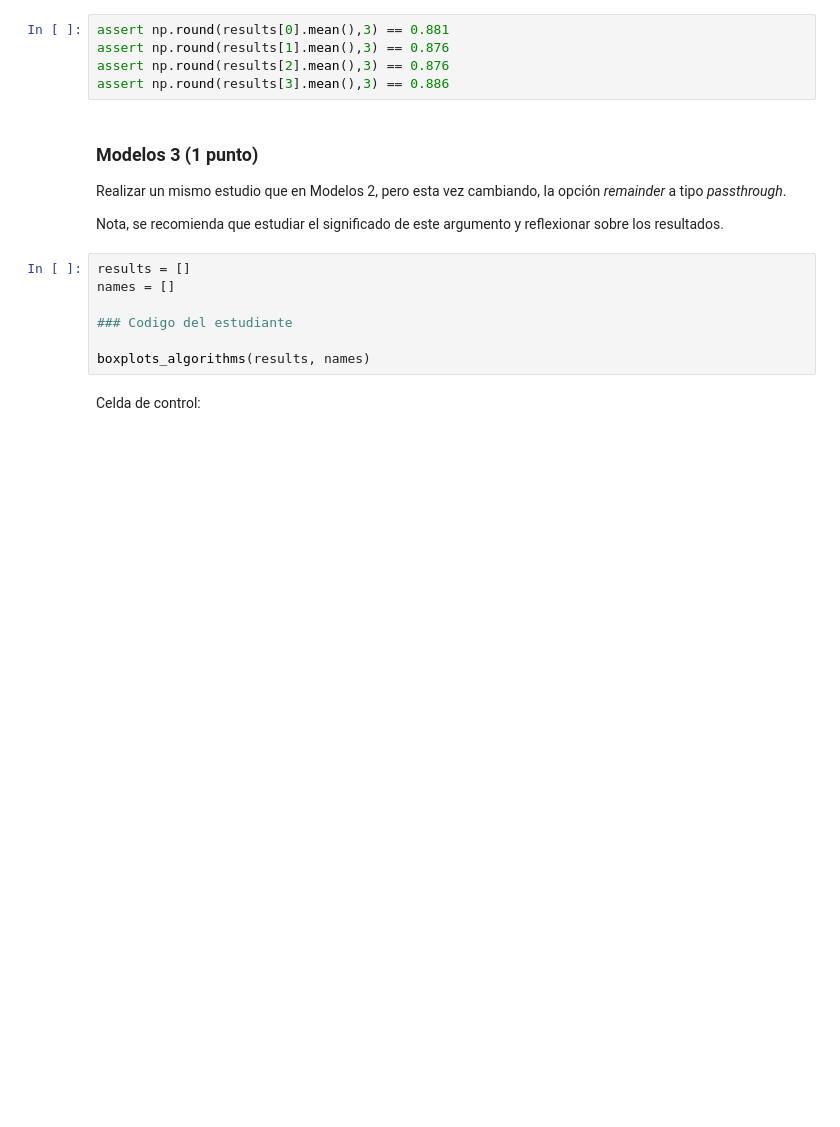
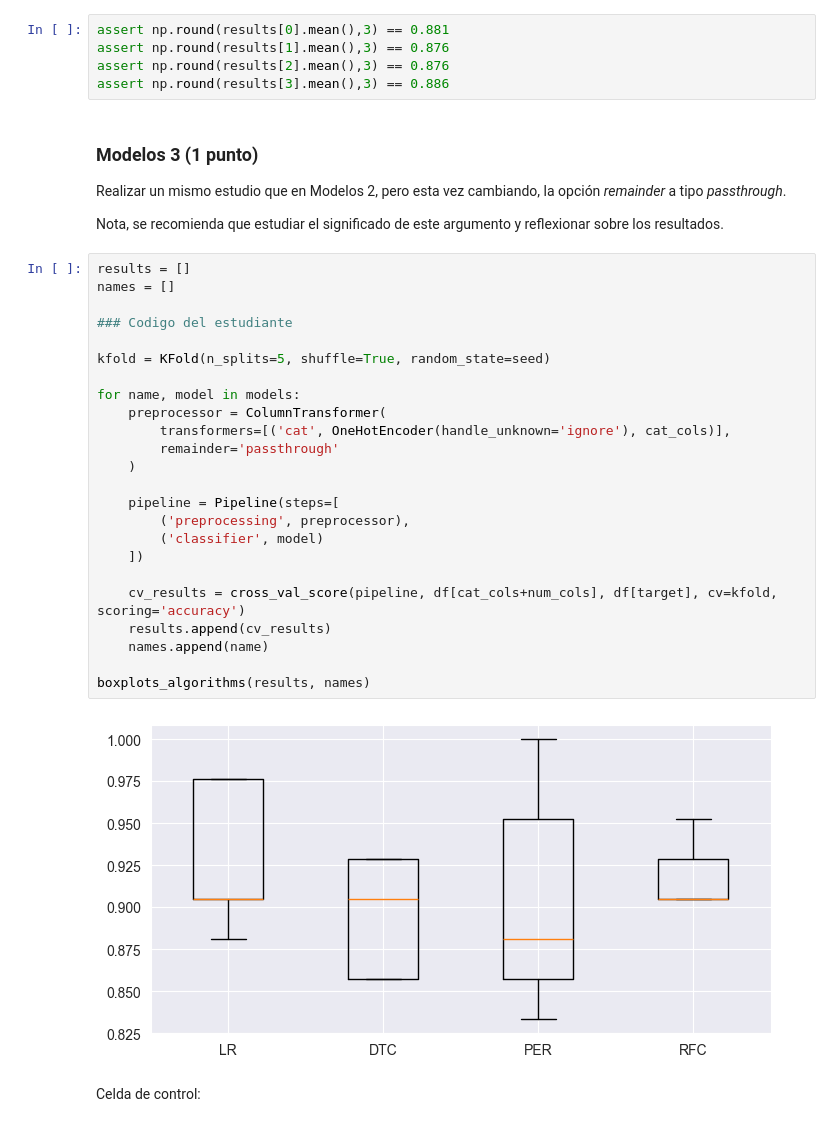
Before and after one commit to guille1006/Todos_los_trabajos, a Jupyter notebook: Machine learning tarea 2/ejercicio2_.ipynb, the cells around one changed output. Cells and saved outputs as stored; diff of their text form; blank space fills up the shorter version.

```diff
--- a/Machine learning tarea 2/ejercicio2_.ipynb
+++ b/Machine learning tarea 2/ejercicio2_.ipynb
@@ -245,13 +269,32 @@ assert np.round(results[3].mean(),3) == 0.886
 Realizar un mismo estudio que en Modelos 2, pero esta vez cambiando, la opción _remainder_ a tipo _passthrough_.
 
 Nota, se recomienda que estudiar el significado de este argumento y reflexionar sobre los resultados.
-# %%
-results = []
-names = []
-
-### Codigo del estudiante
-
-boxplots_algorithms(results, names)
+# %%
+results = []
+names = []
+
+### Codigo del estudiante
+
+kfold = KFold(n_splits=5, shuffle=True, random_state=seed)
+
+for name, model in models:
+    preprocessor = ColumnTransformer(
+        transformers=[('cat', OneHotEncoder(handle_unknown='ignore'), cat_cols)],
+        remainder='passthrough'
+    )
+
+    pipeline = Pipeline(steps=[
+        ('preprocessing', preprocessor),
+        ('classifier', model)
+    ])
+
+    cv_results = cross_val_score(pipeline, df[cat_cols+num_cols], df[target], cv=kfold, scoring='accuracy')
+    results.append(cv_results)
+    names.append(name)
+
+boxplots_algorithms(results, names)
+# %% [output]
+[figure, added]
 # %% [markdown]
 Celda de control:
 # %%
```
Also changed, not shown: parts of 5 cells of this notebook, 1 other file.
